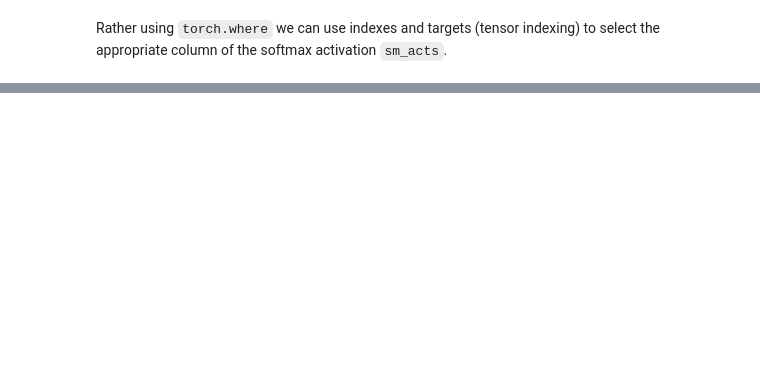
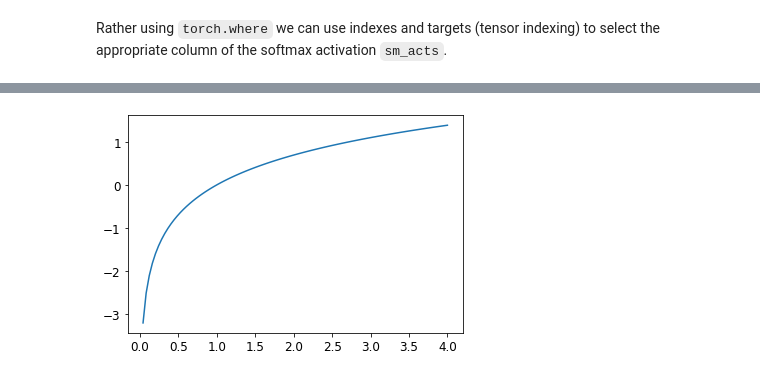
Before and after one commit to ashikshafi08/Learning-Fastai, a Jupyter notebook: Chapters Notebooks/Image_Classification.ipynb, the cells around one changed output, grey strips where cells are left out. Drawn from its saved outputs; the diff is of its cells as text; code cells hidden in the pictures; blank space fills up the shorter version.

```diff
--- a/Chapters Notebooks/Image_Classification.ipynb
+++ b/Chapters Notebooks/Image_Classification.ipynb
@@ -542,0 +567,6 @@ Well to the work of decreasing the activations can be done by a Pytorch function
+# %%
+# Plotting the log function
+
+plot_function(torch.log , min =0 , max = 4)
+# %% [output]
+[figure, added]
```
Also changed, not shown: parts of 25 cells of this notebook.
